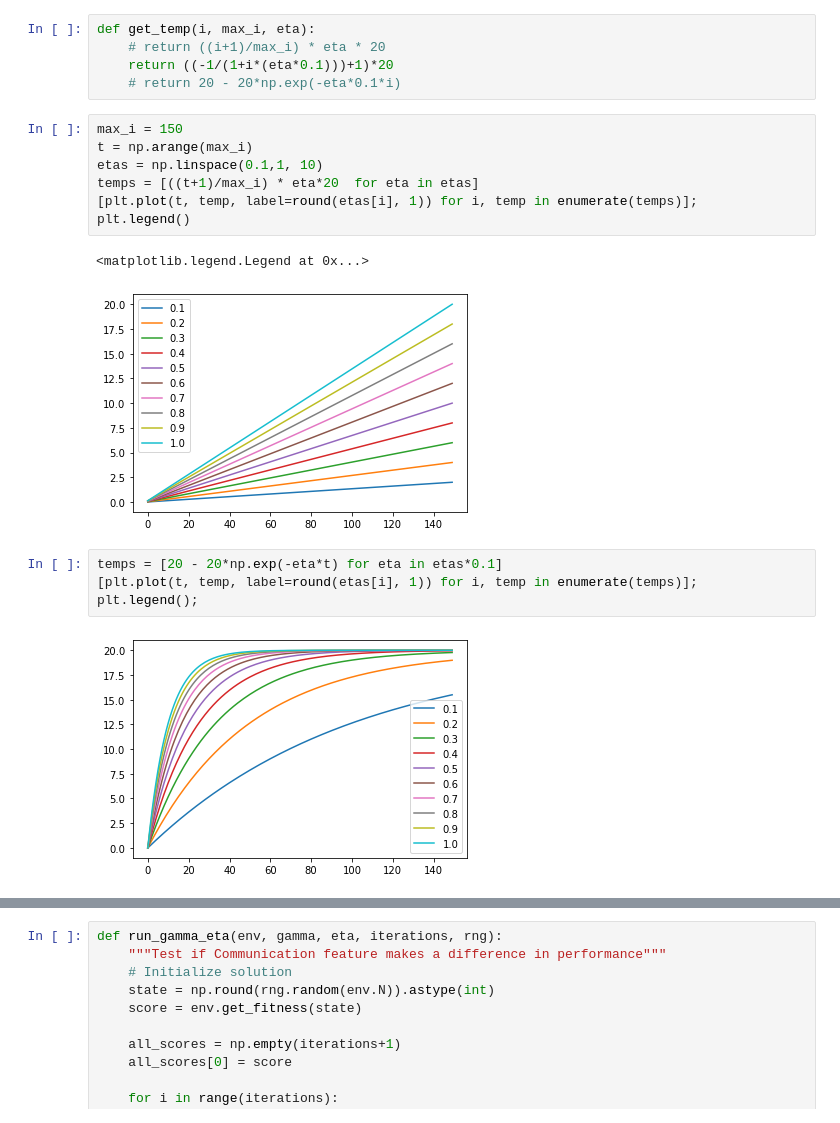
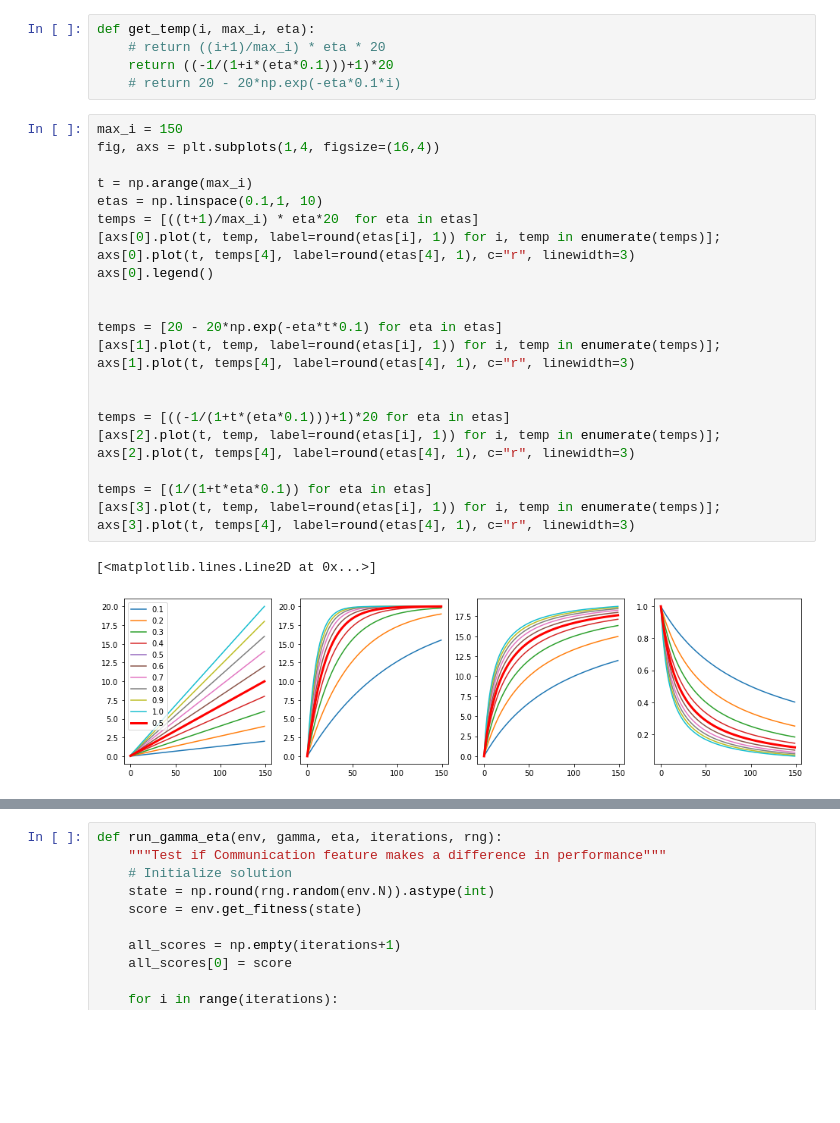
Before and after one commit to sheuschk/DiversitySimulation, a Jupyter notebook: Leadership Granting (Simulation 3).ipynb, the cells around one changed output, grey strips where cells are left out. Saved outputs shown, nothing was run; the diff lists cells and outputs as text; blank space fills up the shorter version.

```diff
--- a/Leadership Granting (Simulation 3).ipynb
+++ b/Leadership Granting (Simulation 3).ipynb
@@ -141,17 +127,28 @@ def get_temp(i, max_i, eta):
     # return 20 - 20*np.exp(-eta*0.1*i)
 # %%
 max_i = 150
+fig, axs = plt.subplots(1,4, figsize=(16,4))
+
 t = np.arange(max_i)
 etas = np.linspace(0.1,1, 10)
 temps = [((t+1)/max_i) * eta*20  for eta in etas]
-[plt.plot(t, temp, label=round(etas[i], 1)) for i, temp in enumerate(temps)];
-plt.legend()
+[axs[0].plot(t, temp, label=round(etas[i], 1)) for i, temp in enumerate(temps)];
+axs[0].plot(t, temps[4], label=round(etas[4], 1), c="r", linewidth=3)
+axs[0].legend()
+
+
+temps = [20 - 20*np.exp(-eta*t*0.1) for eta in etas]
+[axs[1].plot(t, temp, label=round(etas[i], 1)) for i, temp in enumerate(temps)];
+axs[1].plot(t, temps[4], label=round(etas[4], 1), c="r", linewidth=3)
+
+
+temps = [((-1/(1+t*(eta*0.1)))+1)*20 for eta in etas]
+[axs[2].plot(t, temp, label=round(etas[i], 1)) for i, temp in enumerate(temps)];
+axs[2].plot(t, temps[4], label=round(etas[4], 1), c="r", linewidth=3)
+
+temps = [(1/(1+t*eta*0.1)) for eta in etas]
+[axs[3].plot(t, temp, label=round(etas[i], 1)) for i, temp in enumerate(temps)];
+axs[3].plot(t, temps[4], label=round(etas[4], 1), c="r", linewidth=3)
 # %% [output]
-<matplotlib.legend.Legend at 0x...>
+[<matplotlib.lines.Line2D at 0x...>]
-[figure, old version]
+[figure, new version]
-# %%
-temps = [20 - 20*np.exp(-eta*t) for eta in etas*0.1]
-[plt.plot(t, temp, label=round(etas[i], 1)) for i, temp in enumerate(temps)];
-plt.legend();
-# %% [output]
-[figure, removed]
```
Also changed, not shown: parts of 39 cells of this notebook.
